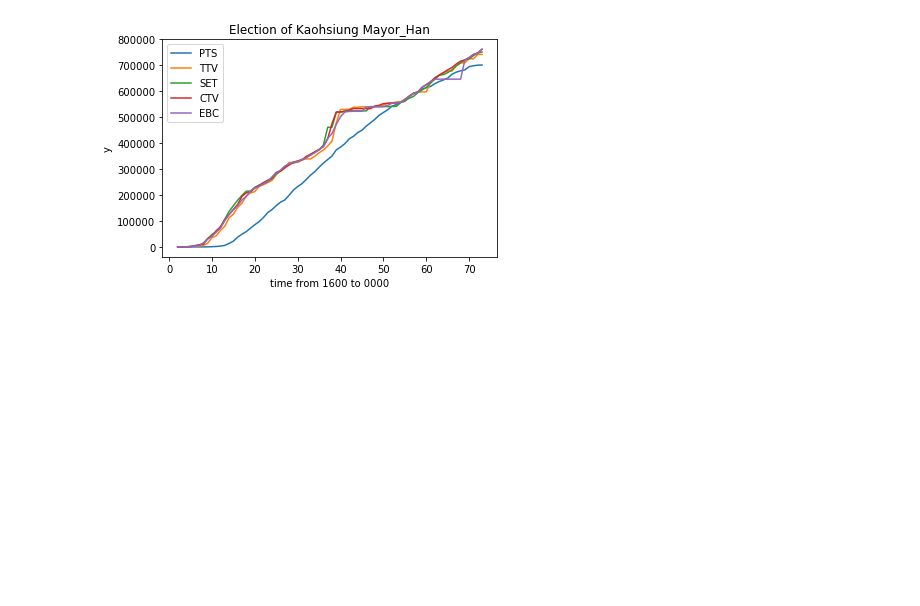
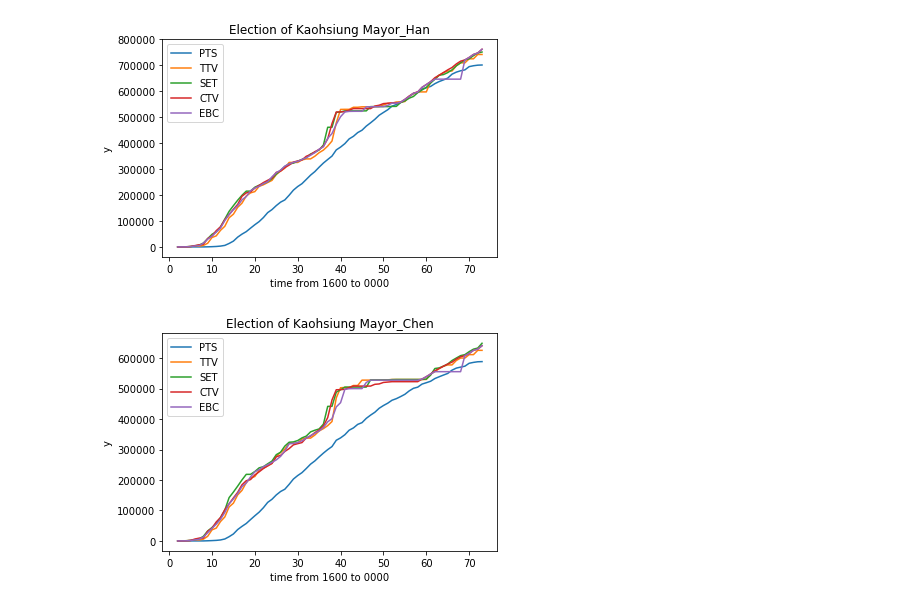
Before and after one commit to chenanchien/csx, a Jupyter notebook: hw1/hw1.ipynb, the cells around one changed output. Saved outputs shown, nothing was run; the diff lists cells and outputs as text; code cells hidden in the pictures; blank space fills up the shorter version.

```diff
--- a/hw1/hw1.ipynb
+++ b/hw1/hw1.ipynb
@@ -1,34 +1,55 @@
 # %%
+%matplotlib inline
 import csv
 import matplotlib.pyplot as plt
+import pandas as pd
+import numpy as np
 
 x = []
-y = []
-y2 = []
-y3 = []
-y4 = []
-y5 = []
+x2 = []
+y = [[],[],[],[],[]]
+y2 = [[],[],[],[],[]]
+
+
+
 #Time-Han	PTS	TTV	SET	CTV	EBC	Time-Chen	PTS	TTV	SET	CTV	EBC
 with open('election.csv', 'r') as csvfile:
     plots = csv.reader(csvfile)
     for row in plots:
         if(row != ['','','','','']):
             x.append(row[0])
-            y.append(row[1])
-            y2.append(row[2])
-            y3.append(row[3])
-            y4.append(row[4])
-            y5.append(row[5])
+            for j in range(0,5):
+                y[j].append(row[j+1])
 
-plt.plot(x[1:73],y[1:73], label='PTS')
-plt.plot(x[1:73],y2[1:73], label='TTV')
-plt.plot(x[1:73],y3[1:73], label='SET')
-plt.plot(x[1:73],y4[1:73], label='CTV')
-plt.plot(x[1:73],y5[1:73], label='EBC')
+with open('election2.csv', 'r') as csvfile:
+    plots2 = csv.reader(csvfile)
+    for row in plots2:
+        if(row != ['','','','','']):
+            x2.append(row[0])
+            for j in range(0,5):
+                y2[j].append(row[j+1])
+
+plt.plot(x[1:73],y[0][1:73], label='PTS')
+plt.plot(x[1:73],y[1][1:73], label='TTV')
+plt.plot(x[1:73],y[2][1:73], label='SET')
+plt.plot(x[1:73],y[3][1:73], label='CTV')
+plt.plot(x[1:73],y[4][1:73], label='EBC')
 plt.xlabel('time from 1600 to 0000')
 plt.ylabel('y')
 plt.title('Election of Kaohsiung Mayor_Han')
 plt.legend()
 plt.show()
+
+plt.plot(x2[1:73],y2[0][1:73], label='PTS')
+plt.plot(x2[1:73],y2[1][1:73], label='TTV')
+plt.plot(x2[1:73],y2[2][1:73], label='SET')
+plt.plot(x2[1:73],y2[3][1:73], label='CTV')
+plt.plot(x2[1:73],y2[4][1:73], label='EBC')
+plt.xlabel('time from 1600 to 0000')
+plt.ylabel('y')
+plt.title('Election of Kaohsiung Mayor_Chen')
+plt.legend()
+plt.show()
 # %% [output]
 [figure]
+[figure, added]
```
Also changed, not shown: 2 other files.
